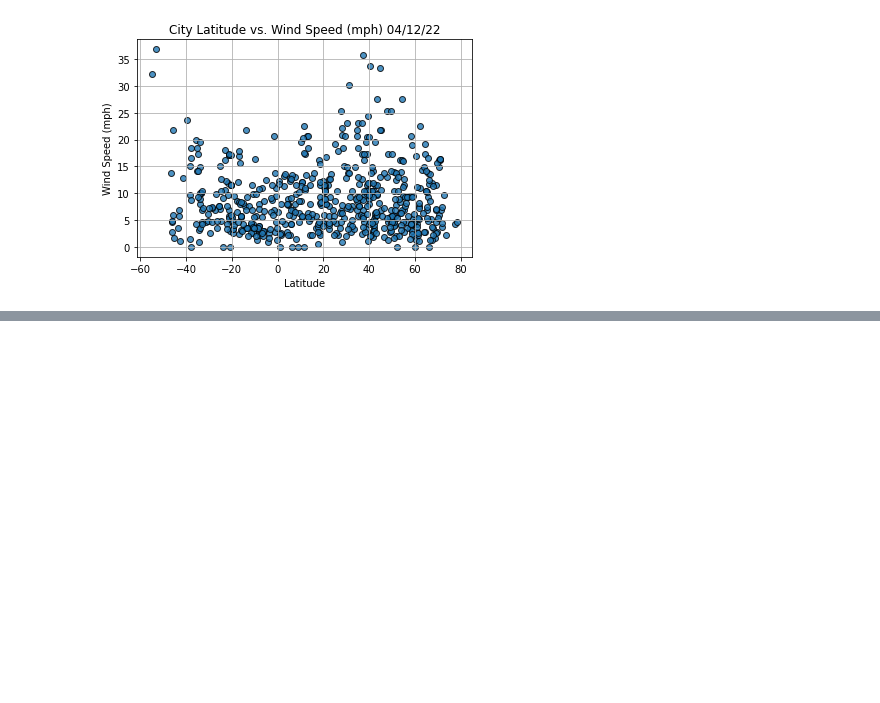
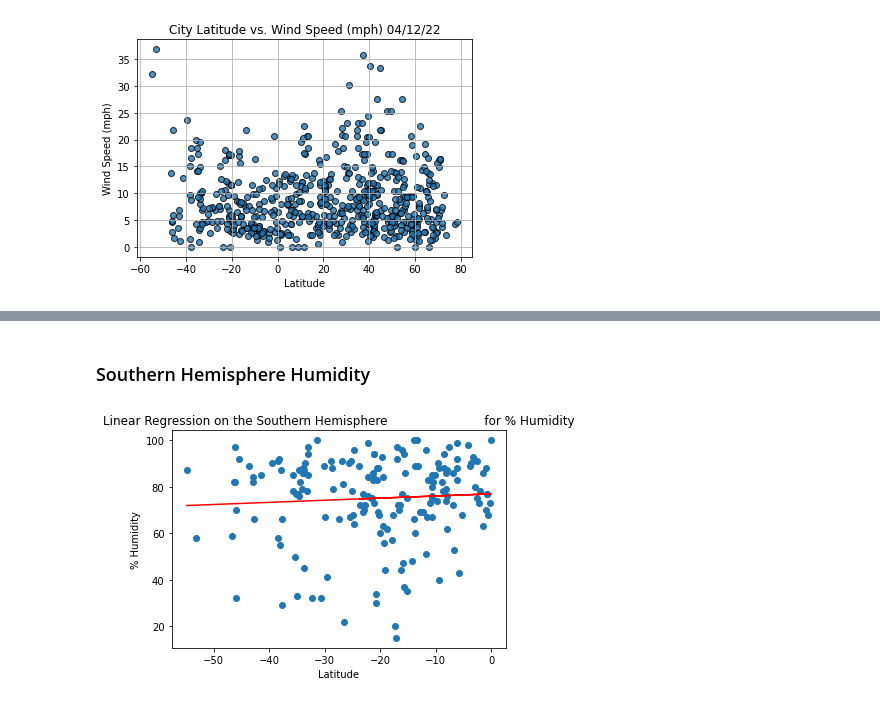
Before and after one commit to AnnaKDay/World_Weather_Analysis, a Jupyter notebook: WeatherPy.ipynb, the cells around one changed output, grey strips where cells are left out. Saved outputs shown, nothing was run; the diff lists cells and outputs as text; code cells hidden in the pictures; blank space fills up the shorter version.

```diff
--- a/WeatherPy.ipynb
+++ b/WeatherPy.ipynb
@@ -301,0 +441,12 @@ plt.show()
+# %% [markdown]
+### Southern Hemisphere Humidity
+# %%
+# Linear regression on the Southern Hemisphere
+x_values = south_hemi_df["Lat"]
+y_values = south_hemi_df["Humidity"]
+# Call the function.
+plot_linear_regression(x_values, y_values,
+                       'Linear Regression on the Southern Hemisphere \
+                        for % Humidity', '% Humidity',(40,10))
+# %% [output]
+[figure, added]
```
Also changed, not shown: parts of 22 cells of this notebook.
